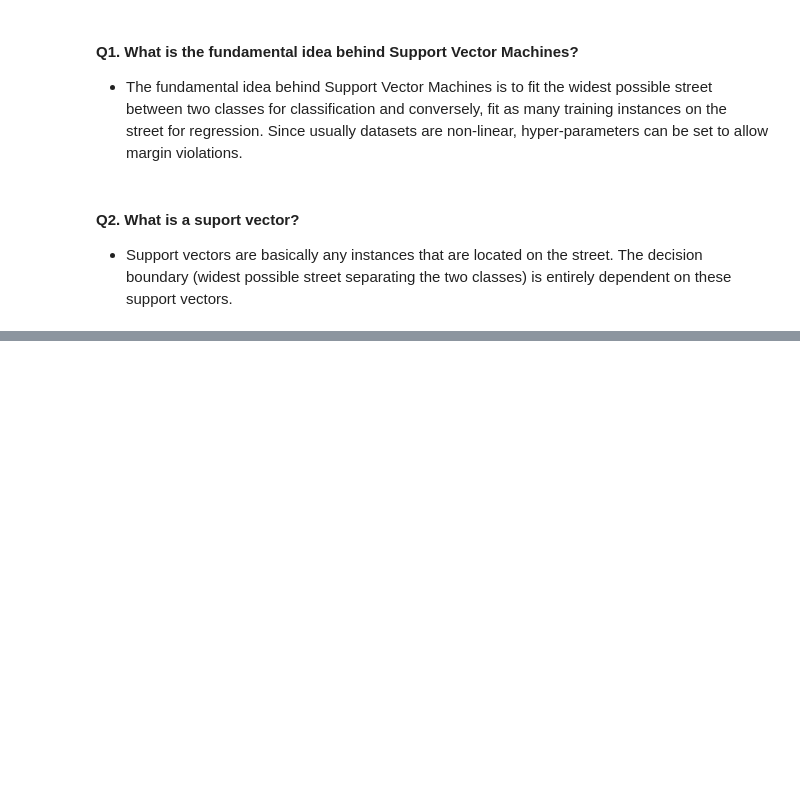
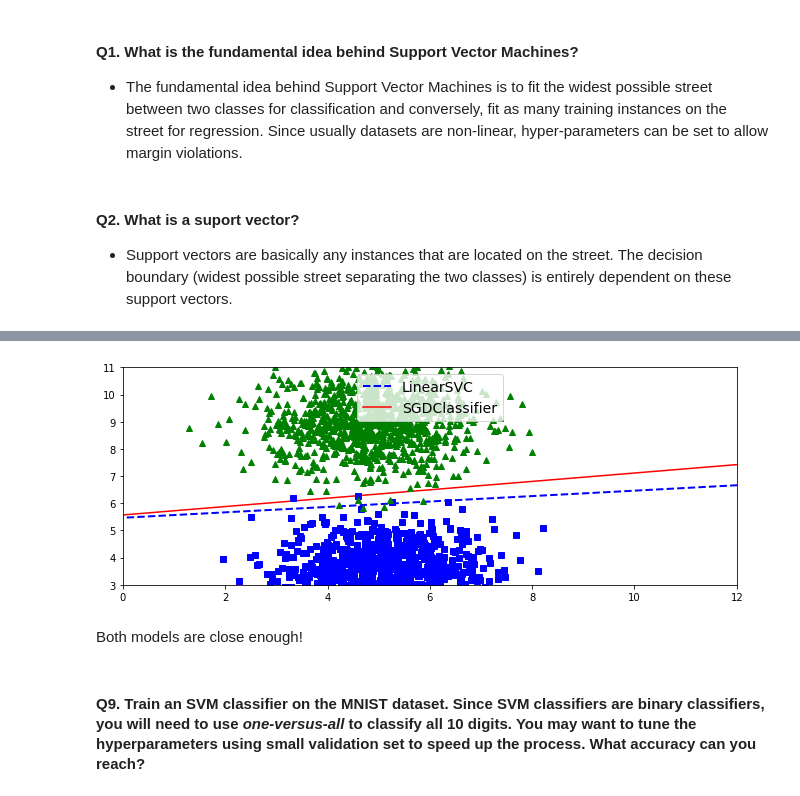
Before and after one commit to shahp7575/my-machine-learning, a Jupyter notebook: SVMs/HOML_SVMs_Exercise.ipynb, the cells around one changed output, grey strips where cells are left out. Cells and saved outputs as stored; diff of their text form; code cells hidden in the pictures; blank space fills up the shorter version.

```diff
--- a/SVMs/HOML_SVMs_Exercise.ipynb
+++ b/SVMs/HOML_SVMs_Exercise.ipynb
@@ -14,0 +72,8 @@
+# %%
+# define model
+svc = LinearSVC(random_state=42)
+sgd = SGDClassifier(random_state=42)
+
+# fit model
+svc.fit(X_train_scaled, y_train)
+sgd.fit(X_train_scaled, y_train)
@@ -14,0 +110,27 @@
+# %%
+# Compute the slope and bias of each decision boundary
+w2 = -svc.coef_[0, 0]/svc.coef_[0, 1]
+b2 = -svc.intercept_[0]/svc.coef_[0, 1]
+w3 = -sgd.coef_[0, 0]/sgd.coef_[0, 1]
+b3 = -sgd.intercept_[0]/sgd.coef_[0, 1]
+
+# Transform the decision boundary lines back to the original scale
+line2 = scaler.inverse_transform([[-10, -10 * w2 + b2], [10, 10 * w2 + b2]])
+line3 = scaler.inverse_transform([[-10, -10 * w3 + b3], [10, 10 * w3 + b3]])
+
+# Plot all three decision boundaries
+plt.figure(figsize=(11, 4))
+plt.plot(line2[:, 0], line2[:, 1], "b--", linewidth=2, label="LinearSVC")
+plt.plot(line3[:, 0], line3[:, 1], "r-", label="SGDClassifier")
+plt.plot(X[:, 0][y==1], X[:, 1][y==1], "bs")
+plt.plot(X[:, 0][y==0], X[:, 1][y==0], "g^")
+plt.legend(loc="upper center", fontsize=14)
+plt.axis([0, 12, 3, 11])
+
+plt.show()
+# %% [output]
+[figure, added]
+# %% [markdown]
+Both models are close enough!
+# %% [markdown]
+#### Q9. Train an SVM classifier on the MNIST dataset. Since SVM classifiers are binary classifiers, you will need to use *one-versus-all* to classify all 10 digits. You may want to tune the hyperparameters using small validation set to speed up the process. What accuracy can you reach?
```
Also changed, not shown: parts of 14 cells of this notebook.
